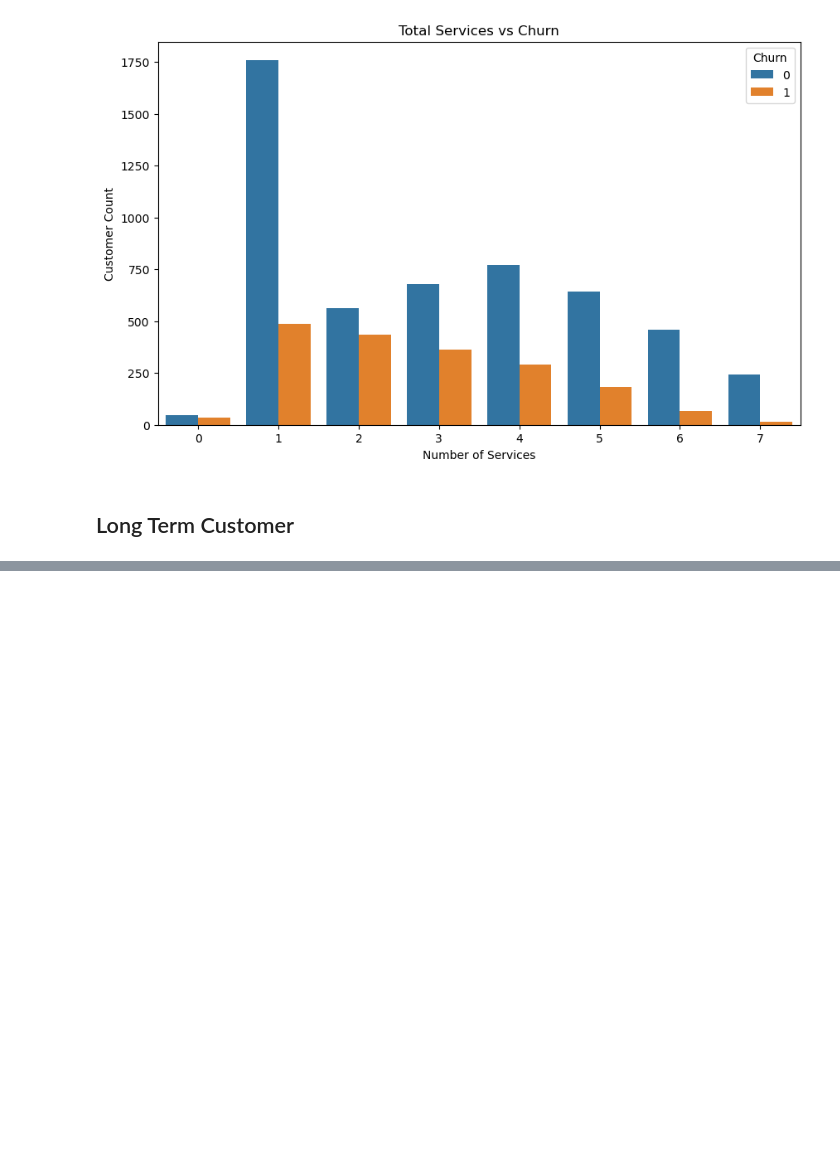
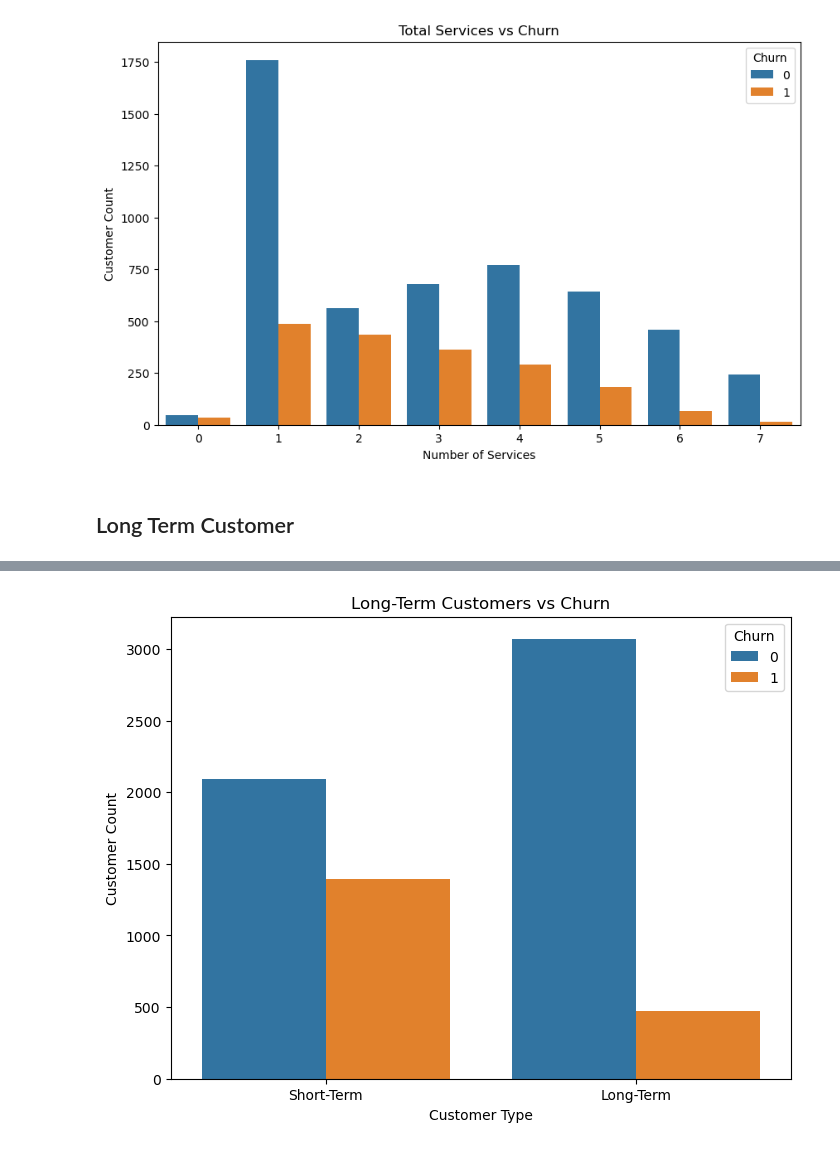
Before and after one commit to alananjungwei/telco-customer-churn-prediction, a Jupyter notebook: notebook.ipynb, the cells around one changed output, grey strips where cells are left out. Saved outputs shown, nothing was run; the diff lists cells and outputs as text; code cells hidden in the pictures; blank space fills up the shorter version.

```diff
--- a/notebook.ipynb
+++ b/notebook.ipynb
@@ -2686,0 +2714,23 @@ df_drop['LongTermCustomer'] = (
+# %%
+plt.figure(figsize=(8,6))
+
+sns.countplot(
+    x='LongTermCustomer',
+    hue='Churn',
+    data=df_drop
+)
+
+plt.xticks(
+    [0,1],
+    ['Short-Term', 'Long-Term']
+)
+
+plt.title("Long-Term Customers vs Churn")
+
+plt.xlabel("Customer Type")
+
+plt.ylabel("Customer Count")
+
+plt.show()
+# %% [output]
+[figure, added]
```
Also changed, not shown: parts of 34 cells of this notebook, 12 other files.
